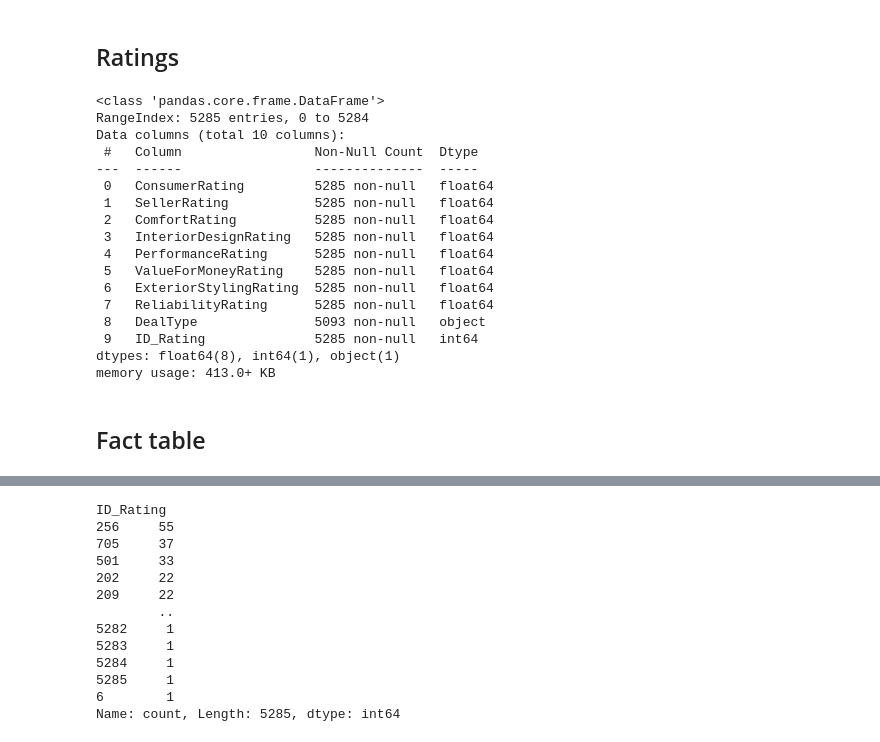
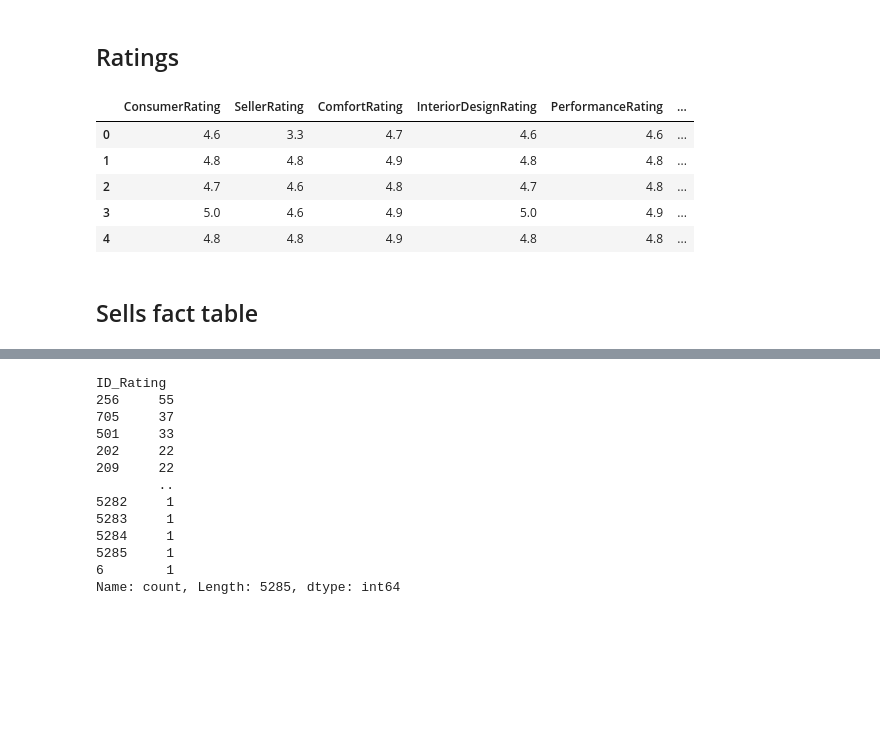
Before and after one commit to 2004santiago/Proyect-Cars-ETL, a Jupyter notebook: fact-dimensions.ipynb, the cells around one changed output, grey strips where cells are left out. Drawn from its saved outputs; the diff is of its cells as text; code cells hidden in the pictures; blank space fills up the shorter version.

```diff
--- a/fact-dimensions.ipynb
+++ b/fact-dimensions.ipynb
@@ -89,34 +79,23 @@ memory usage: 186.3+ KB
 ## Ratings
 # %%
 # Dimensión: Ratings (nueva dimensión enfocada en calificaciones)
-dimension_ratings = df[['ConsumerRating', 'SellerRating', 'ComfortRating', 'InteriorDesignRating',
+rating_dim = df[['ConsumerRating', 'SellerRating', 'ComfortRating', 'InteriorDesignRating',
                         'PerformanceRating', 'ValueForMoneyRating', 'ExteriorStylingRating',
                         'ReliabilityRating', 'DealType']].drop_duplicates().reset_index(drop=True)
 
 # Asignar un ID único a cada set de ratings
-dimension_ratings['ID_Rating'] = dimension_ratings.index + 1
+rating_dim['ID_Rating'] = rating_dim.index + 1
 
 # Mostrar la dimensión de ratings
-dimension_ratings.info()
+rating_dim.head()
 # %% [output]
-<class 'pandas.core.frame.DataFrame'>
-RangeIndex: 5285 entries, 0 to 5284
-Data columns (total 10 columns):
- #   Column                 Non-Null Count  Dtype
----  ------                 --------------  -----
- 0   ConsumerRating         5285 non-null   float64
- 1   SellerRating           5285 non-null   float64
- 2   ComfortRating          5285 non-null   float64
- 3   InteriorDesignRating   5285 non-null   float64
- 4   PerformanceRating      5285 non-null   float64
- 5   ValueForMoneyRating    5285 non-null   float64
- 6   ExteriorStylingRating  5285 non-null   float64
- 7   ReliabilityRating      5285 non-null   float64
- 8   DealType               5093 non-null   object
- 9   ID_Rating              5285 non-null   int64
-dtypes: float64(8), int64(1), object(1)
-memory usage: 413.0+ KB
+|  | ConsumerRating | SellerRating | ComfortRating | InteriorDesignRating | PerformanceRating | ... |
+| 0 | 4.6 | 3.3 | 4.7 | 4.6 | 4.6 | ... |
+| 1 | 4.8 | 4.8 | 4.9 | 4.8 | 4.8 | ... |
+| 2 | 4.7 | 4.6 | 4.8 | 4.7 | 4.8 | ... |
+| 3 | 5.0 | 4.6 | 4.9 | 5.0 | 4.9 | ... |
+| 4 | 4.8 | 4.8 | 4.9 | 4.8 | 4.8 | ... |
 # %% [markdown]
-## Fact table
+## Sells fact table
 # %%
 # Unir el dataframe original con la dimensión de vendedores para asignar el ID_Seller
```
Also changed, not shown: parts of 23 cells of this notebook, 10 other files.
